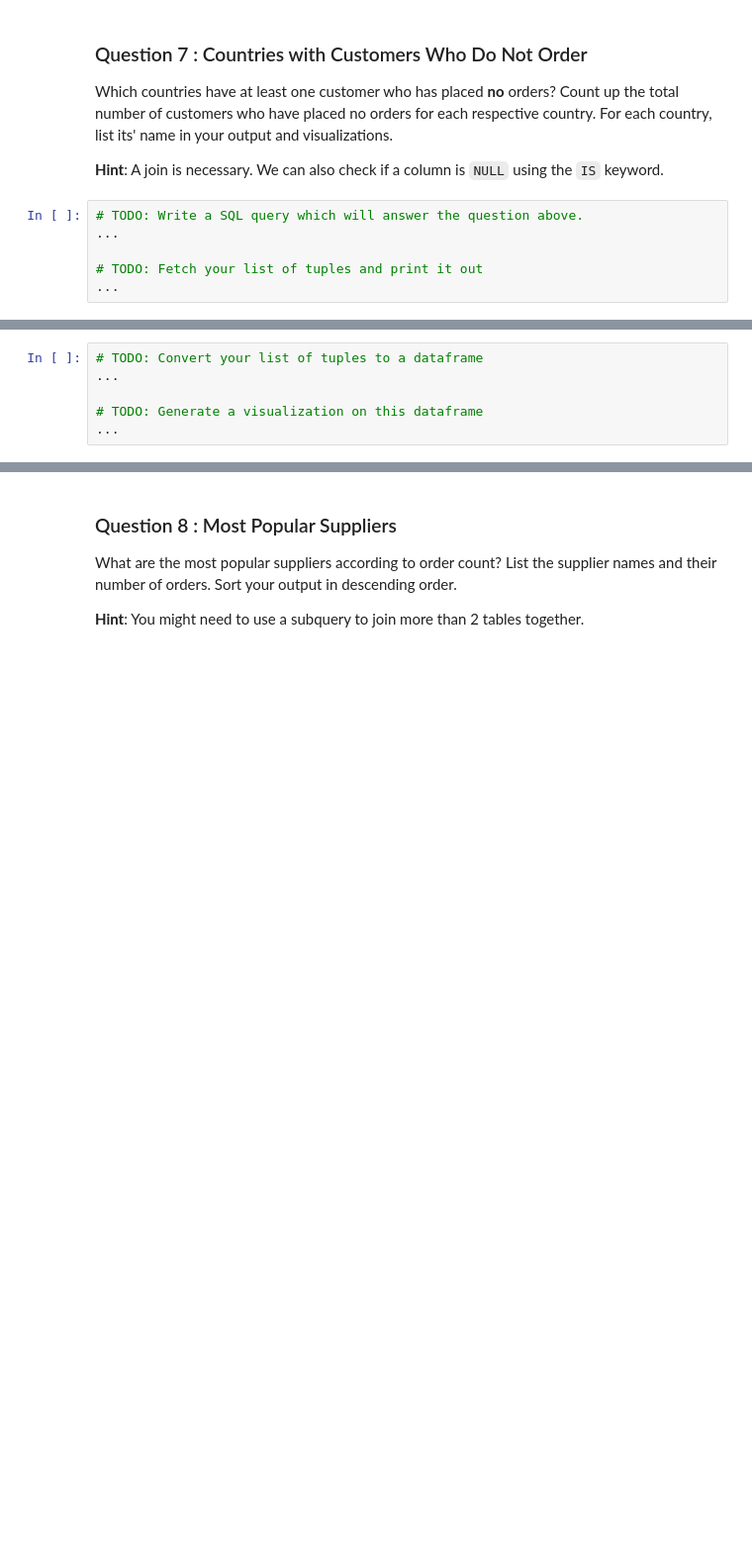
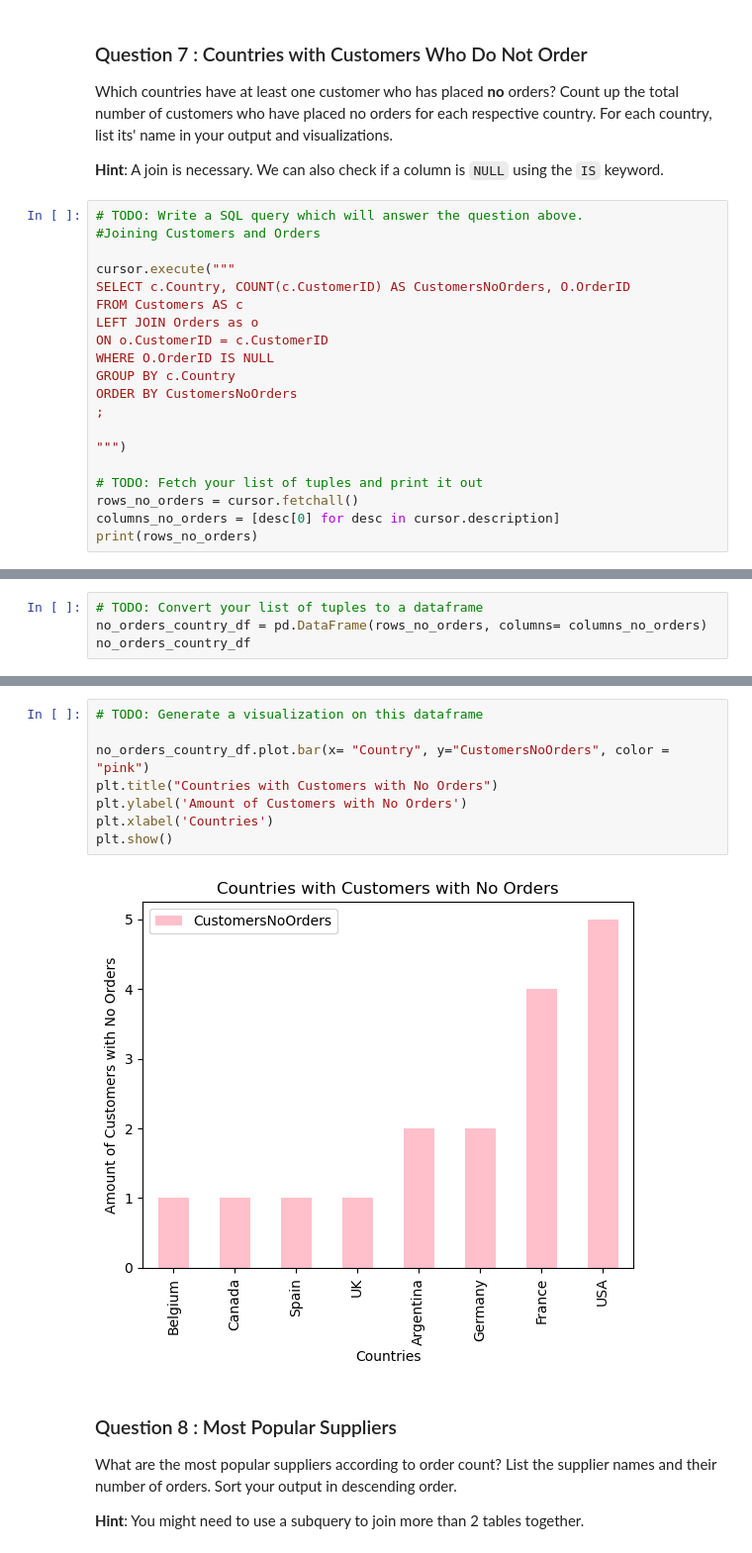
Before and after one commit to Zyjones/Osiris-Foods-Ad-hoc-Report, a Jupyter notebook: adhoc_report.ipynb, the cells around one changed output, grey strips where cells are left out. Shown: that part at 99% size. Drawn from its saved outputs; the diff is of its cells as text; blank space fills up the shorter version.

```diff
--- a/adhoc_report.ipynb
+++ b/adhoc_report.ipynb
@@ -395,7 +381,21 @@ Which countries have at least one customer who has placed **no** orders? Count u
 **Hint**: A join is necessary. We can also check if a column is `NULL` using the `IS` keyword.
 # %%
 # TODO: Write a SQL query which will answer the question above.
-...
+#Joining Customers and Orders
+
+cursor.execute("""
+SELECT c.Country, COUNT(c.CustomerID) AS CustomersNoOrders, O.OrderID
+FROM Customers AS c
+LEFT JOIN Orders as o
+ON o.CustomerID = c.CustomerID
+WHERE O.OrderID IS NULL
+GROUP BY c.Country
+ORDER BY CustomersNoOrders
+;
+
+""")
 
 # TODO: Fetch your list of tuples and print it out
-...
+rows_no_orders = cursor.fetchall()
+columns_no_orders = [desc[0] for desc in cursor.description]
+print(rows_no_orders)
@@ -402,6 +404,4 @@ Which countries have at least one customer who has placed **no** orders? Count u
 # %%
 # TODO: Convert your list of tuples to a dataframe
-...
-
-# TODO: Generate a visualization on this dataframe
-...
+no_orders_country_df = pd.DataFrame(rows_no_orders, columns= columns_no_orders)
+no_orders_country_df
@@ -408,3 +418,13 @@ Which countries have at least one customer who has placed **no** orders? Count u
+# %%
+# TODO: Generate a visualization on this dataframe
+
+no_orders_country_df.plot.bar(x= "Country", y="CustomersNoOrders", color = "pink")
+plt.title("Countries with Customers with No Orders")
+plt.ylabel('Amount of Customers with No Orders')
+plt.xlabel('Countries')
+plt.show()
+# %% [output]
+[figure, added]
 # %% [markdown]
 ### Question 8 : Most Popular Suppliers
 
```
Also changed, not shown: parts of 37 cells of this notebook.
